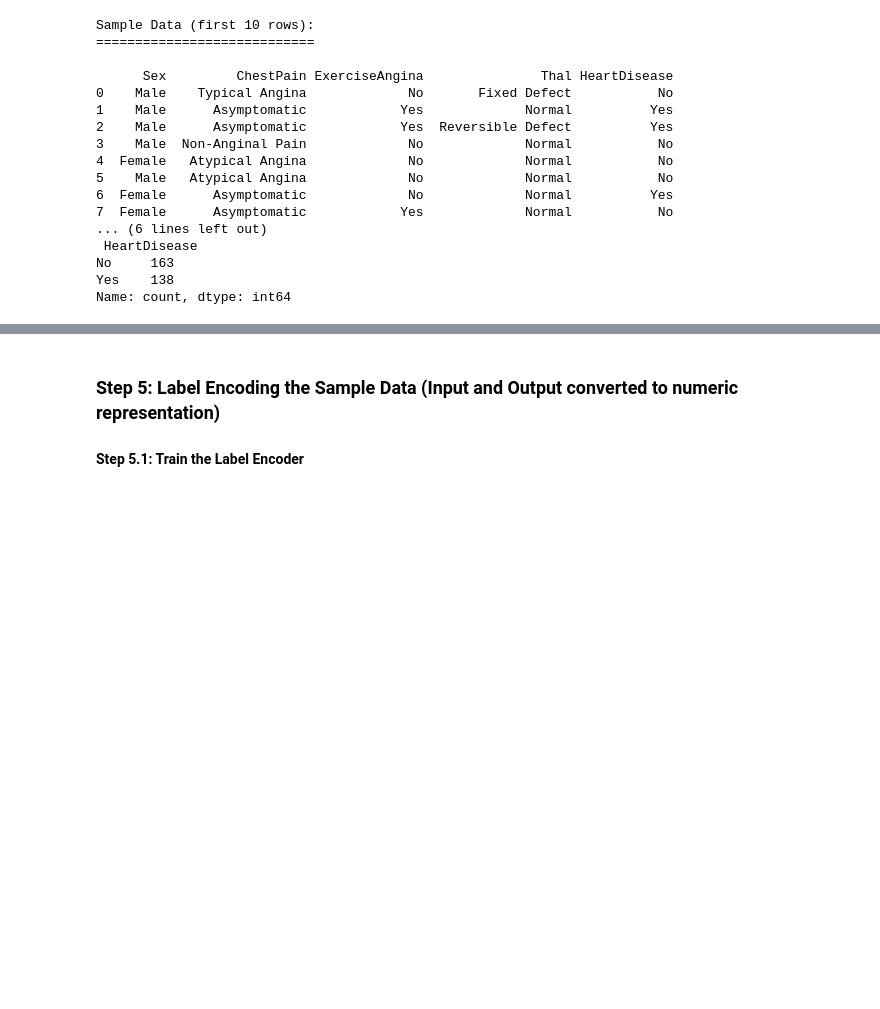
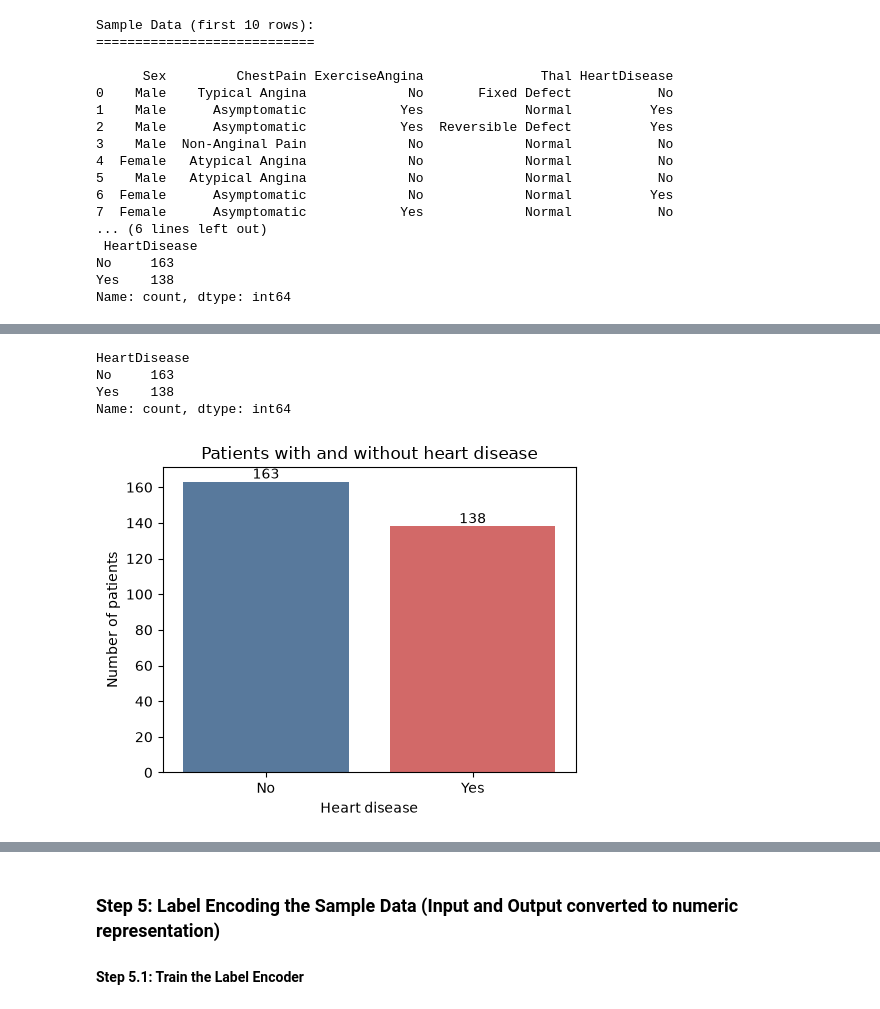
Before and after one commit to aayeshaarif17/heart-disease-app, a Jupyter notebook: heart_disease_prediction.ipynb, the cells around one changed output, grey strips where cells are left out. Cells and saved outputs as stored; diff of their text form; code cells hidden in the pictures; blank space fills up the shorter version.

```diff
--- a/heart_disease_prediction.ipynb
+++ b/heart_disease_prediction.ipynb
@@ -212,0 +218,20 @@ Name: count, dtype: int64
+# %%
+class_counts = sample_data["HeartDisease"].value_counts()
+print(class_counts)
+
+plt.figure(figsize=(5, 4))
+ax = sns.barplot(x=class_counts.index, y=class_counts.values, palette=["#4C78A8", "#E45756"], hue=class_counts.index, legend=False)
+for p in ax.patches:
+    ax.annotate(int(p.get_height()), (p.get_x() + p.get_width() / 2, p.get_height()),
+                ha="center", va="bottom")
+plt.title("Patients with and without heart disease")
+plt.xlabel("Heart disease")
+plt.ylabel("Number of patients")
+plt.tight_layout()
+plt.show()
+# %% [output]
+HeartDisease
+No     163
+Yes    138
+Name: count, dtype: int64
+[figure, added]
```
Also changed, not shown: parts of 4 cells of this notebook.
